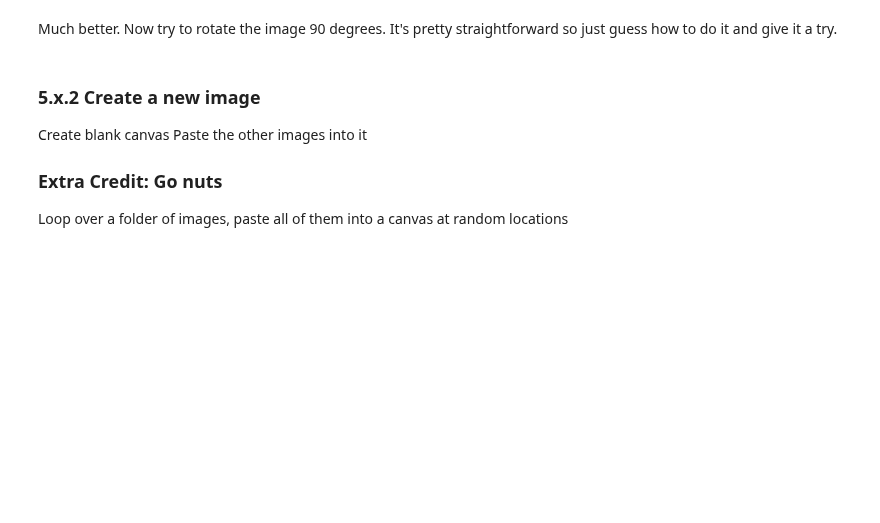
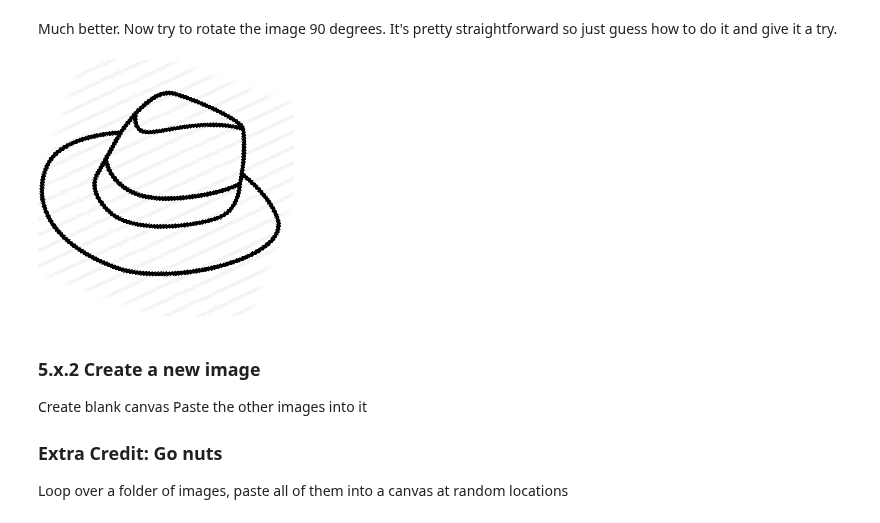
Before and after one commit to mpi-python/mpi-python-intro, a Jupyter notebook: Session5/Session5.ipynb, the cells around one changed output. Cells and saved outputs as stored; diff of their text form; code cells hidden in the pictures; blank space fills up the shorter version.

```diff
--- a/Session5/Session5.ipynb
+++ b/Session5/Session5.ipynb
@@ -101,6 +101,9 @@ Much better.
 Now try to rotate the image 90 degrees. It's pretty straightforward so just guess how to do it and give it a try.
 # %%
 # rotate image here
+im.rotate(-20)
+# %% [output]
+[figure, added]
 # %% [markdown]
 ### 5.x.2 Create a new image
 Create blank canvas
```
Also changed, not shown: parts of 5 cells of this notebook, 2 other files.
